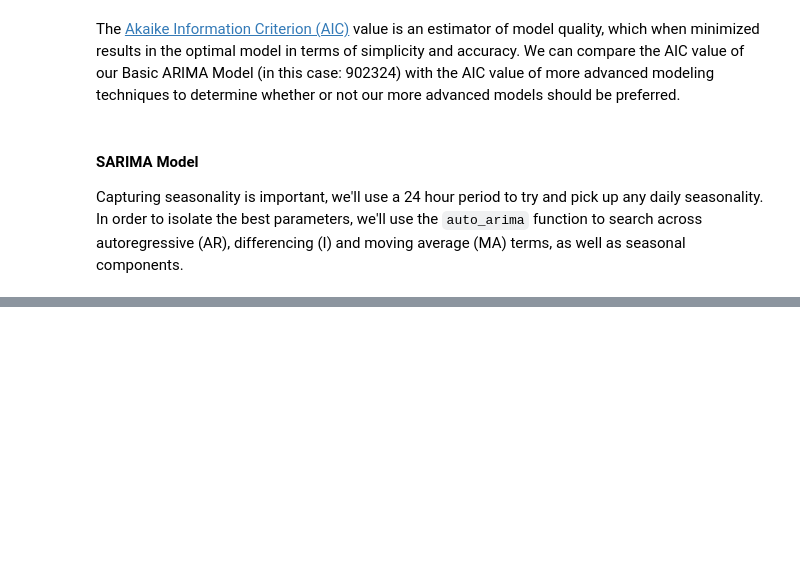
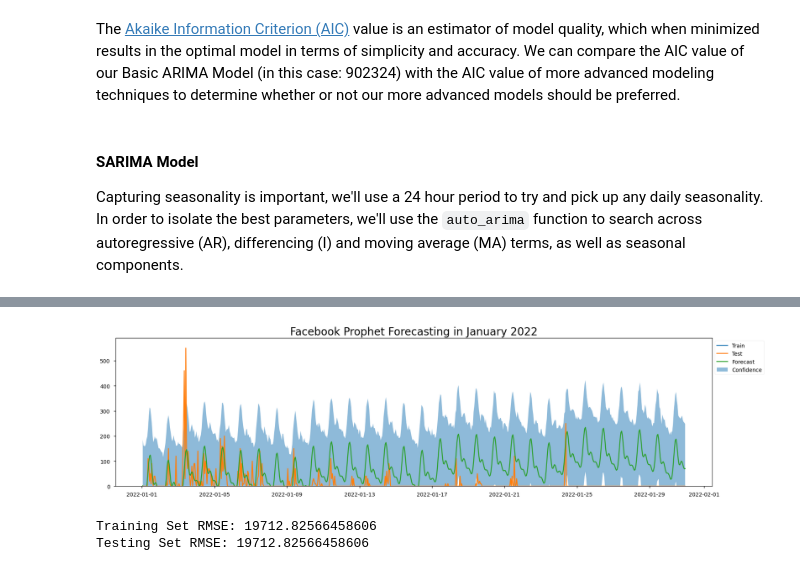
Before and after one commit to evangabe/strategic-parking-enforcement, a Jupyter notebook: 02_featurization.ipynb, the cells around one changed output, grey strips where cells are left out. Cells and saved outputs as stored; diff of their text form; code cells hidden in the pictures; blank space fills up the shorter version.

```diff
--- a/02_featurization.ipynb
+++ b/02_featurization.ipynb
@@ -187,0 +306,3 @@ results.plot_diagnostics(figsize=(10,10))
+# %%
+p_train_ts = train_ts.reset_index().rename(columns={'issue_datetime': 'ds', 'citation_count': 'y'})
+p_train_ts.head()
@@ -187,0 +316,3 @@ results.plot_diagnostics(figsize=(10,10))
+# %%
+m = Prophet(growth='flat',daily_seasonality=True,weekly_seasonality=True)
+m.fit(p_train_ts)
@@ -187,0 +323,3 @@ results.plot_diagnostics(figsize=(10,10))
+# %%
+forecast = m.predict(m.make_future_dataframe(periods=test_ts.shape[0], freq='H'))
+forecast[['ds', 'yhat', 'yhat_lower', 'yhat_upper']].tail()
@@ -187,0 +333,30 @@ results.plot_diagnostics(figsize=(10,10))
+# %%
+start_date, end_date = '2022-1-1', '2022-1-31'
+forecast_ts = forecast.set_index('ds')
+train_ts_intrvl = get_timerange(train_ts, start_date, end_date)
+test_ts_intrvl = get_timerange(test_ts, start_date, end_date)
+forecast_ts_intrvl = get_timerange(forecast_ts, start_date, end_date)
+
+# Plot FB Prophet results
+plt.figure(figsize=(20, 5))
+plt.plot(train_ts_intrvl, label='Train')
+plt.plot(test_ts_intrvl, label='Test')
+plt.plot(forecast_ts_intrvl.yhat, label='Forecast')
+plt.fill_between(forecast_ts_intrvl.index, forecast_ts_intrvl.yhat_lower, forecast_ts_intrvl.yhat_upper, alpha=0.5, label='Confidence')
+plt.title('Facebook Prophet Forecasting in January 2022', fontdict={'fontsize':20})
+plt.ylim(bottom=0)
+plt.legend(bbox_to_anchor=(1,1), loc="upper left")
+plt.show()
+# %% [output]
+[figure, added]
+# %%
+# Determine RMSE
+from sklearn.metrics import mean_absolute_error, mean_squared_error
+train_rmse = mean_squared_error(y_true=train_ts, y_pred=forecast_ts.yhat[:train_ts.shape[0]])
+test_rmse = mean_squared_error(y_true=test_ts, y_pred=forecast_ts.yhat[train_ts.shape[0]:])
+
+print(f"Training Set RMSE: {train_rmse}")
+print(f"Testing Set RMSE: {train_rmse}")
+# %% [output]
+Training Set RMSE: 19712.82566458606
+Testing Set RMSE: 19712.82566458606
```
Also changed, not shown: parts of 13 cells of this notebook, 2 other files.
